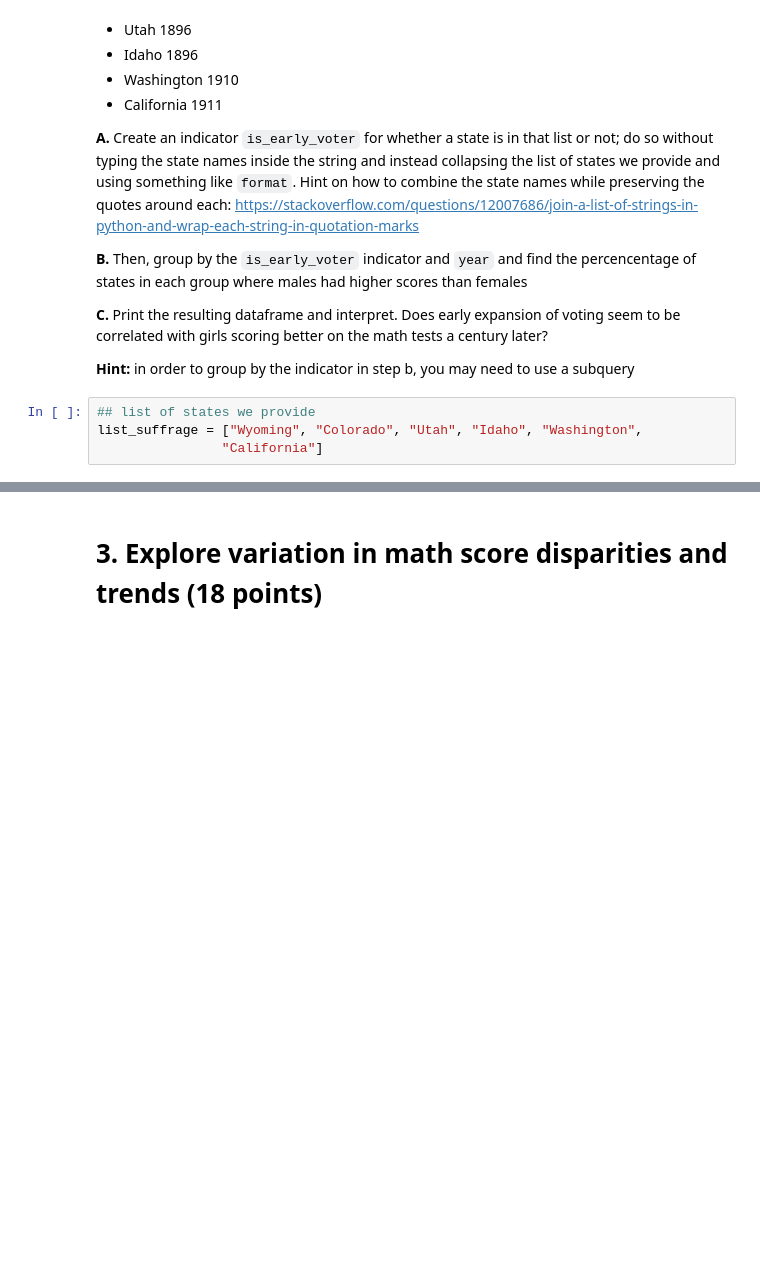
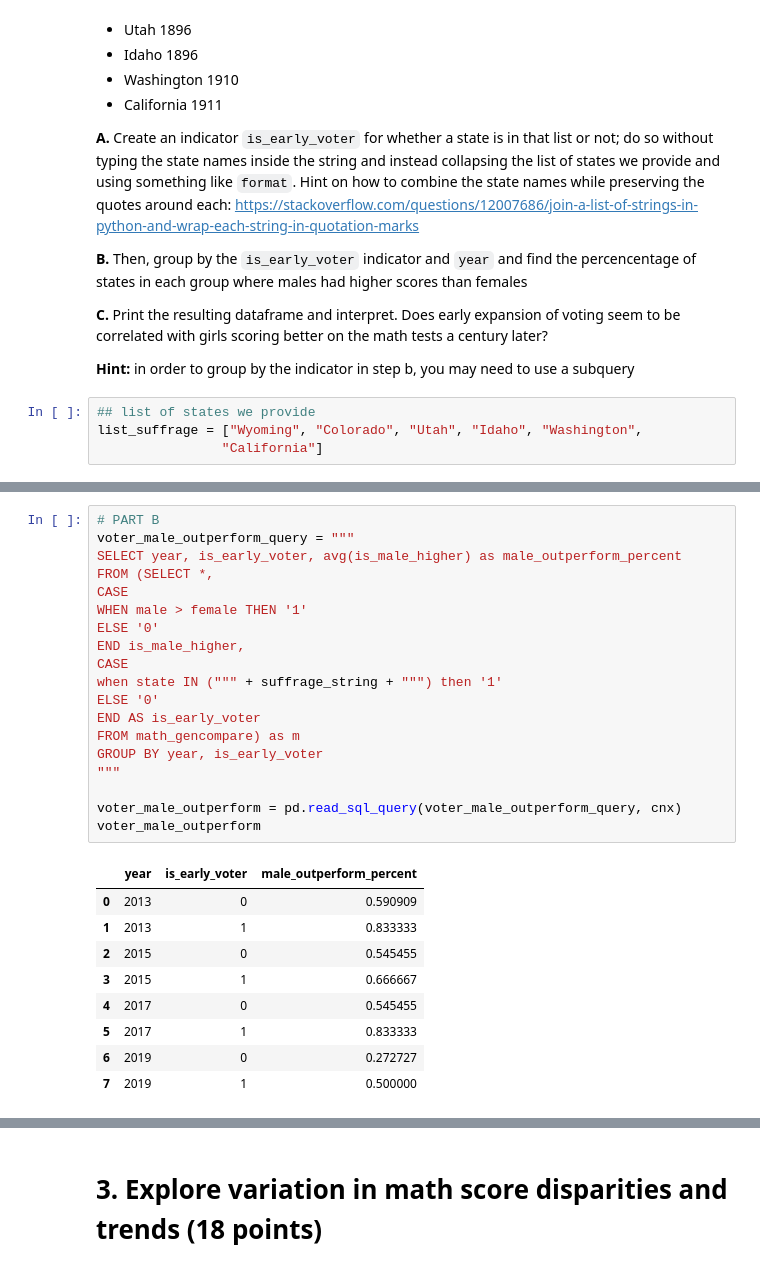
Before and after one commit to VaaniG/QSS20_S24, a Jupyter notebook: homework/pset4/pset4_blank.ipynb, the cells around one changed output, grey strips where cells are left out. Drawn from its saved outputs; the diff is of its cells as text; blank space fills up the shorter version.

```diff
--- a/homework/pset4/pset4_blank.ipynb
+++ b/homework/pset4/pset4_blank.ipynb
@@ -327,0 +444,29 @@ list_suffrage = ["Wyoming", "Colorado", "Utah", "Idaho", "Washington",
+# %%
+# PART B
+voter_male_outperform_query = """
+SELECT year, is_early_voter, avg(is_male_higher) as male_outperform_percent
+FROM (SELECT *,
+CASE
+WHEN male > female THEN '1'
+ELSE '0'
+END is_male_higher,
+CASE
+when state IN (""" + suffrage_string + """) then '1'
+ELSE '0'
+END AS is_early_voter
+FROM math_gencompare) as m
+GROUP BY year, is_early_voter
+"""
+
+voter_male_outperform = pd.read_sql_query(voter_male_outperform_query, cnx)
+voter_male_outperform
+# %% [output]
+|  | year | is_early_voter | male_outperform_percent |
+| 0 | 2013 | 0 | 0.590909 |
+| 1 | 2013 | 1 | 0.833333 |
+| 2 | 2015 | 0 | 0.545455 |
+| 3 | 2015 | 1 | 0.666667 |
+| 4 | 2017 | 0 | 0.545455 |
+| 5 | 2017 | 1 | 0.833333 |
+| 6 | 2019 | 0 | 0.272727 |
+| 7 | 2019 | 1 | 0.500000 |
```
Also changed, not shown: parts of 17 cells of this notebook, 6 other files.
